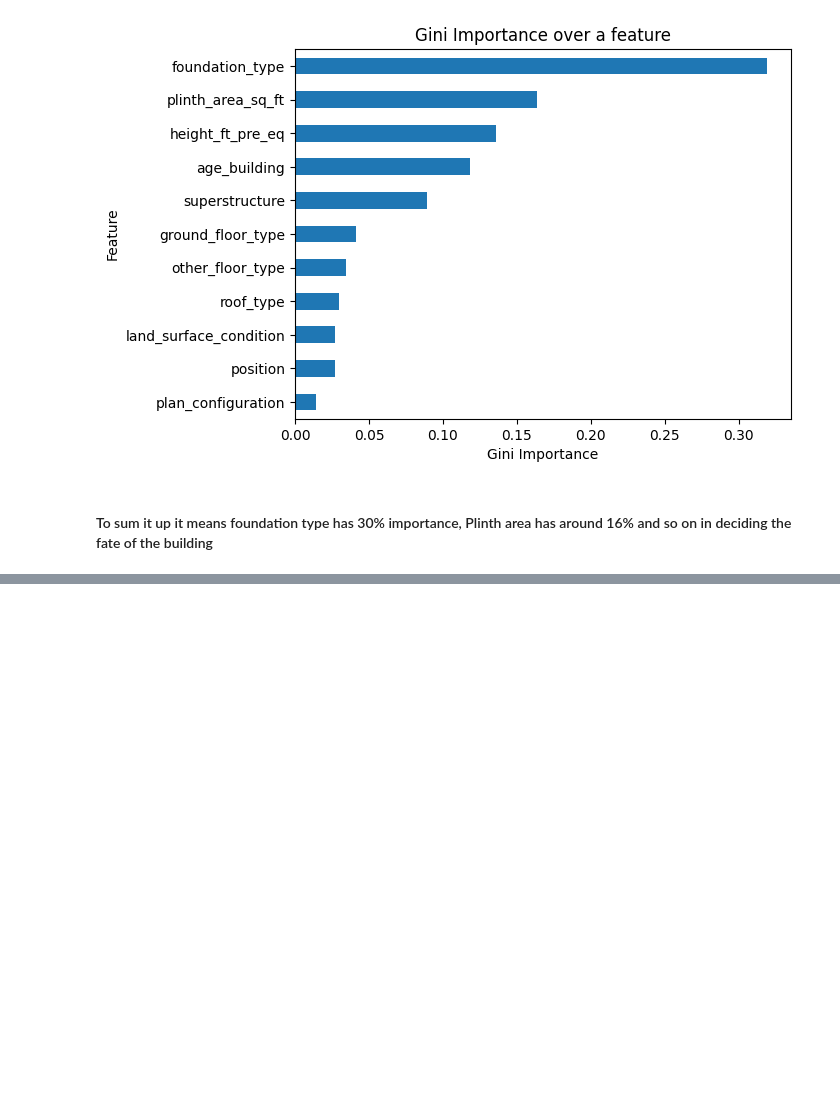
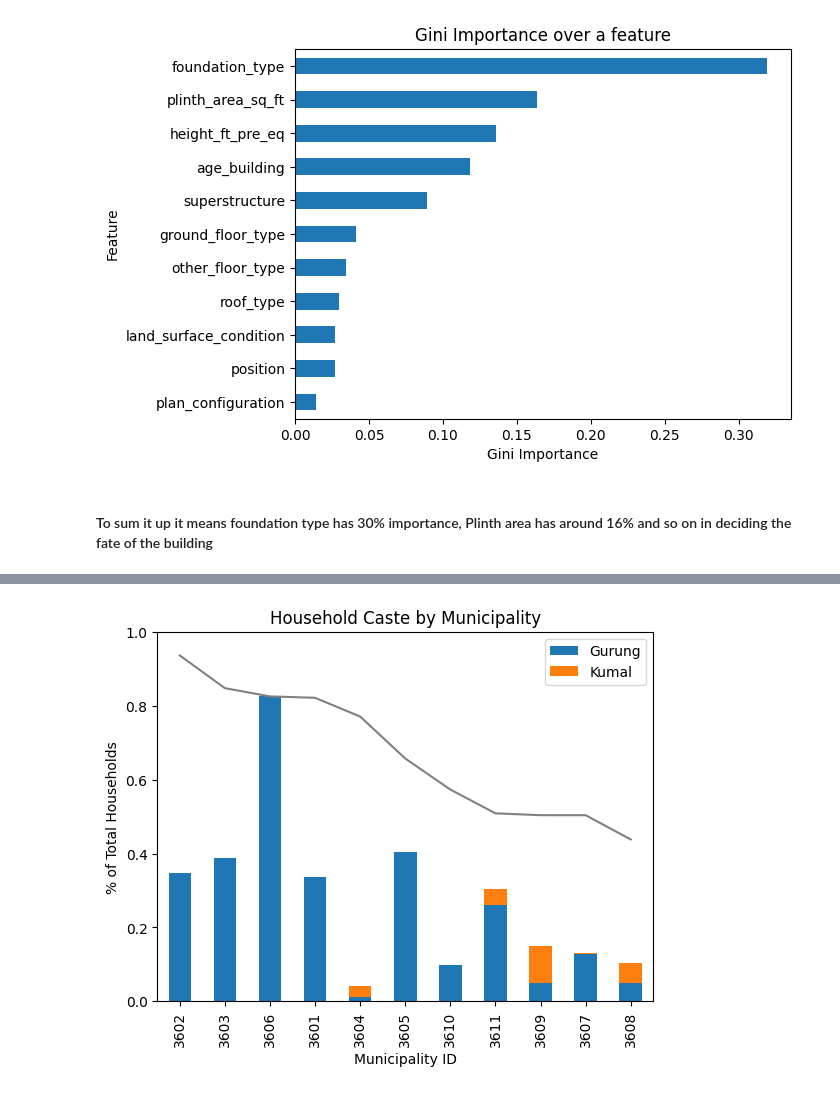
Before and after one commit to mayankprhr/NepalEarthquake, a Jupyter notebook: nepal.ipynb, the cells around one changed output, grey strips where cells are left out. Saved outputs shown, nothing was run; the diff lists cells and outputs as text; code cells hidden in the pictures; blank space fills up the shorter version.

```diff
--- a/nepal.ipynb
+++ b/nepal.ipynb
@@ -545,0 +782,10 @@ plt.title('Gini Importance over a feature');
+# %%
+damage_by_vdcmun["Gurung"] = (
+    df_dem[df_dem['size_household'] == 'Gurung'].groupby('vdcmun_id')['severity'].count()
+    / df_dem.groupby('vdcmun_id')['severity'].count()
+).fillna(0)
+# %%
+damage_by_vdcmun["Kumal"] = (
+    df_dem[df_dem['size_household']=='Kumal'].groupby('vdcmun_id')['severity'].count()
+    / df_dem.groupby('vdcmun_id')['severity'].count()
+).fillna(0)
@@ -545,0 +808,17 @@ plt.title('Gini Importance over a feature');
+# %%
+damage_by_vdcmun.drop(columns='severity').plot(
+    kind='bar', stacked=True
+)
+
+plt.plot(damage_by_vdcmun['severity'].values,color='grey')
+plt.xticks(range(len(damage_by_vdcmun)), labels= damage_by_vdcmun.index)
+plt.yticks(np.arange(0.0, 1.1, 0.2))
+
+# plt.bar(range(len(damage_by_vdcmun)), damage_by_vdcmun['Gurung'])
+# plt.bar(range(len(damage_by_vdcmun)), damage_by_vdcmun['Kumal'])
+plt.xlabel("Municipality ID")
+plt.ylabel("% of Total Households")
+plt.title("Household Caste by Municipality");
+plt.legend();
+# %% [output]
+[figure, added]
```
Also changed, not shown: parts of 17 cells of this notebook.
